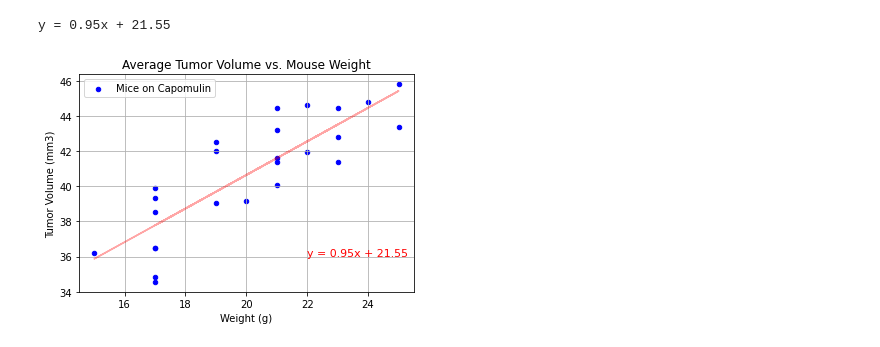
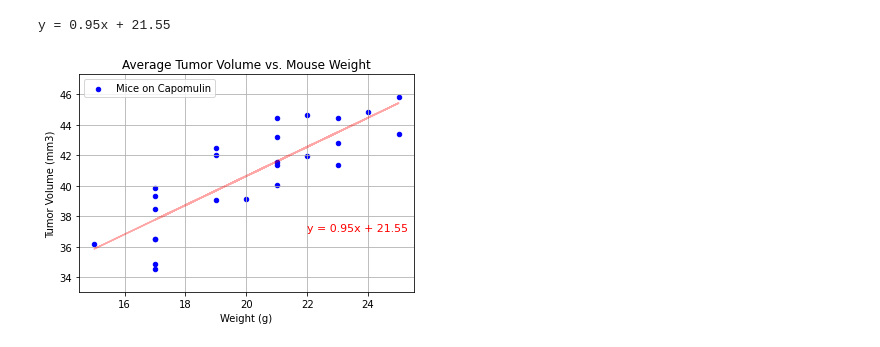
Before and after one commit to aspivak5/Matplotlib-Challenge, a Jupyter notebook: pymaceuticals_hw.ipynb, the cells around one changed output. Drawn from its saved outputs; the diff is of its cells as text; code cells hidden in the pictures.

```diff
--- a/pymaceuticals_hw.ipynb
+++ b/pymaceuticals_hw.ipynb
@@ -17,7 +17,7 @@ mouse_data = pd.read_csv(mouse_metadata_path)
 results = pd.read_csv(study_results_path)
 
 # Combine the data into a single dataset
-combined_df = pd.merge(mouse_data,results, on="Mouse ID", how='inner')
+combined_df = pd.merge(mouse_data,results, on="Mouse ID", how='outer')
 # Display the data table for preview
 combined_df.head()
 # %% [output]
@@ -273,8 +260,8 @@ plt.show()
 # %%
 # Generate a scatter plot of average tumor volume vs. mouse weight for the Capomulin regimen
 avg_df = capo_df.groupby("Mouse ID").mean()
-avg_df = avg_df[["Weight (g)","Tumor Volume (mm3)"]]
 avg_df.plot(kind="scatter",x="Weight (g)",y="Tumor Volume (mm3)", title ="Average Tumor Volume vs. Mouse Weight",grid=True,label="Mice on Capomulin",color="b")
 plt.legend(loc="best")
+plt.ylim(min(avg_df["Tumor Volume (mm3)"])-1.5,max(avg_df["Tumor Volume (mm3)"])+1.5)
 plt.show()
 # %% [output]
@@ -301,8 +287,10 @@ y = 0.95x + 21.55
 # %%
 avg_df.plot(kind="scatter",x="Weight (g)",y="Tumor Volume (mm3)", title ="Average Tumor Volume vs. Mouse Weight",grid=True,label="Mice on Capomulin",color="b")
 plt.plot(avg_df['Weight (g)'],regress_values,color="r",alpha = 0.35)
 plt.legend(loc="best")
-plt.annotate(eq, xy=(22, 36),fontsize=11,color="r")
+plt.annotate(eq,xy=(22, 37),fontsize=11,color="r")
+plt.ylim(min(avg_df["Tumor Volume (mm3)"])-1.5,max(avg_df["Tumor Volume (mm3)"])+1.5)
+
 plt.show()
 # %% [output]
-[figure, old version]
+[figure, new version]
```
Also changed, not shown: parts of 11 cells of this notebook, 1 other file.
